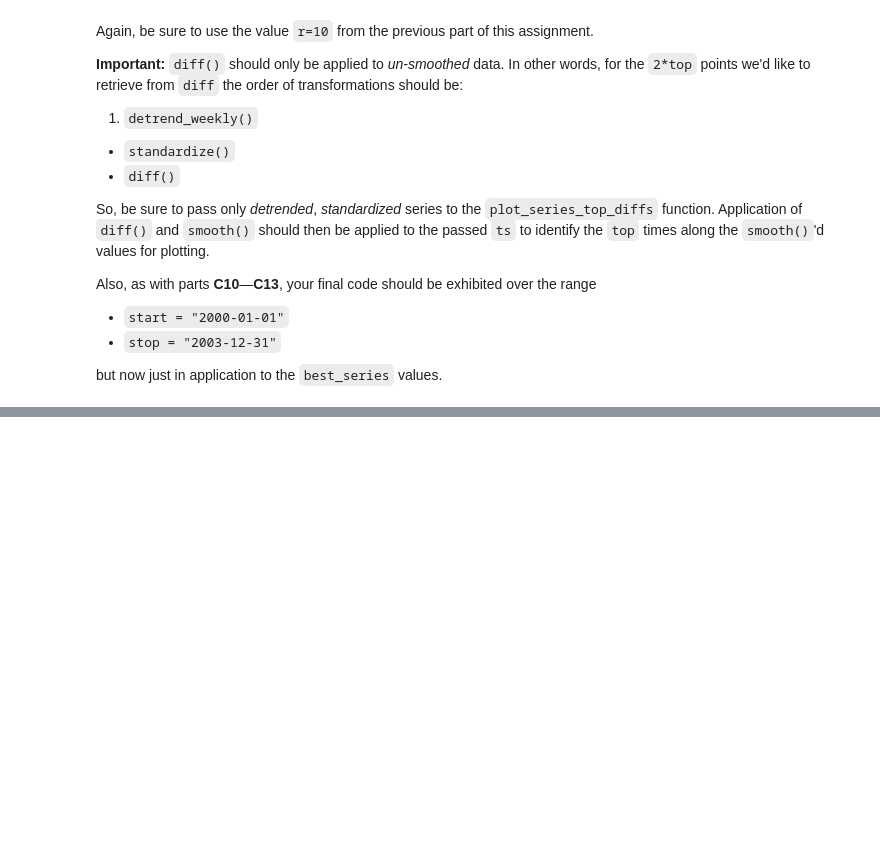
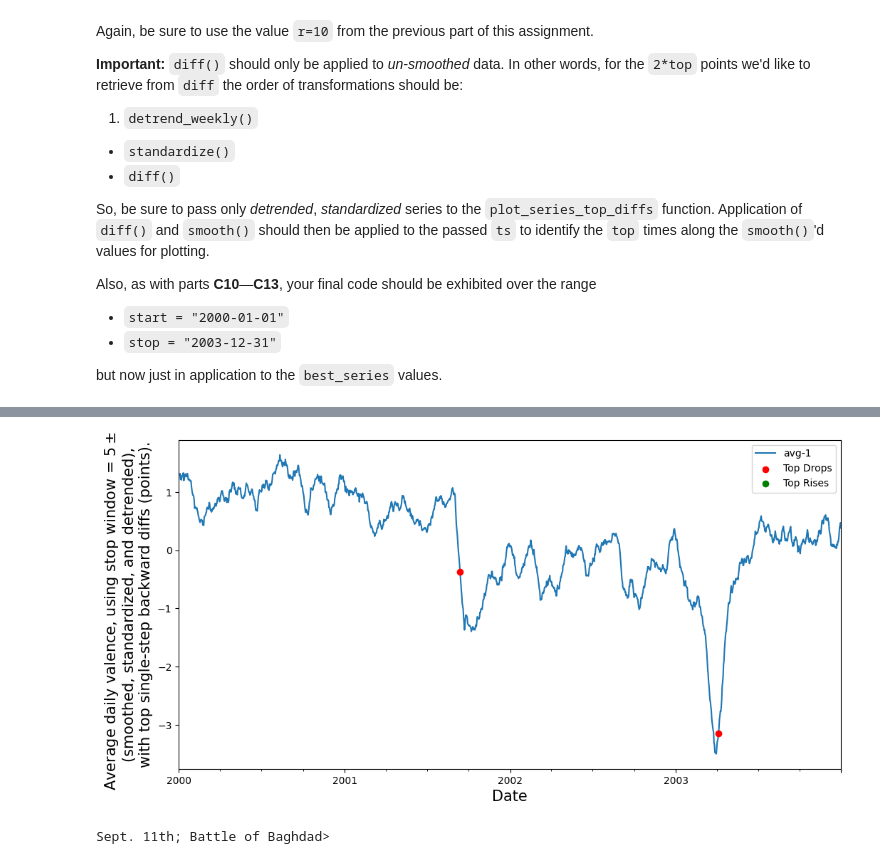
Before and after one commit to kahf10/DSCI-521-Group, a Jupyter notebook: Assignment2/module-A/A2-module-A.ipynb, the cells around one changed output, grey strips where cells are left out. Cells and saved outputs as stored; diff of their text form; code cells hidden in the pictures; blank space fills up the shorter version.

```diff
--- a/Assignment2/module-A/A2-module-A.ipynb
+++ b/Assignment2/module-A/A2-module-A.ipynb
@@ -206,7 +208,7 @@ def load_nyt(path_to_nyt, labMT):
 
     #--- Your code starts here
     # Load the nyt dataset
-    nyt = pd.read_csv(path_to_nyt, index_col=0) # Use first column as index
+    nyt = pd.read_csv(path_to_nyt)
 
     # Transpose the dataframe
     nyt = nyt.transpose()
@@ -743,7 +768,7 @@ def diff(ts):
 
     #--- Your code starts here
 
-
+    diffs = ts.diff().iloc[1:]  # Use .diff() and remove the first row (NaN)
 
     #--- Your code starts here
 
@@ -856,3 +880,39 @@ def plot_series_top_diffs(ts, start, stop, ylabel, top = 5, legend = True):
+# %%
+# A14:Function(8/10)
+
+def plot_series_top_diffs(ts, start, stop, ylabel, top = 5, legend = True):
+
+    #--- Your code starts here
+    # Apply smooth() with r = 10 to ts
+    smoothed_ts = smooth(ts, r=10)
+
+    # Apply diff() to detect sudden change (on un-smoothed data)
+    diffs = diff(ts)
+
+    # Identify the top 5 positive and negative changes
+    sorted_diffs = diffs.sort_values(by=ts.columns[0])
+    top_drops = sorted_diffs.head(top)
+    top_rises = sorted_diffs.tail(top)
+
+
+    # Plotting the smoothed series
+    fig, ax = plt.subplots(figsize = (12,6))
+    smoothed_ts[start:stop].plot(ax = ax, legend = legend)
+
+    # Plot top drops (most negative differences)
+    ax.scatter(top_drops.index, smoothed_ts.loc[top_drops.index], color = 'red', label = 'Top Drops', zorder = 5)
+
+    # Plot top rises (most positive differences)
+    ax.scatter(top_rises.index, smoothed_ts.loc[top_rises.index], color = 'green', label = 'Top Rises', zorder = 5)
+
+    #--- Your code stops here
+
+    plt.ylabel(ylabel, fontsize = 15)
+    plt.xlabel("Date", fontsize = 15)
+    if legend:
+        plt.legend()
+
+    return fig
 # %% [markdown]
 When this is complete, exhibit the function's output setting `top = 5`. Then, discuss the locations of these points below in the context of the potential events you identified in __C13__. Is the analysis all consistent?
 
@@ -862,12 +922,14 @@ For reference, your output should look like this:
 # %%
 # A14:SanityCheck
 
 fig = plot_series_top_diffs(standardize(detrend_weekly(stable_series)),
                             "2000-01-01", "2003-12-31",
-                            ("Average daily valence, using stop window = $5\pm 1$\n" +
+                            ("Average daily valence, using stop window = $5\\pm 1$\n" +
                              "(smoothed, standardized, and detrended),\n" +
                              "with top single-step backward diffs (points)."),
-                            top = 5)
+                            top=5)
+# %% [output]
+[figure, added]
 # %%
 # A14:Inline(2/10)
 
@@ -875,4 +937,6 @@ fig = plot_series_top_diffs(standardize(detrend_weekly(stable_series)),
 # that the timeseries outliers identified?
 
 # 'Bridge Collapse'; 'Inauguration'; 'July 4th'; 'Gun Control'; 'Sept. 11th'; or 'Battle of Baghdad'
-print("<Your Two Answers: Bridge Collapse; Inauguration; July 4th; Gun Control; Sept. 11th; or Battle of Baghdad>")
+print("Sept. 11th; Battle of Baghdad>")
+# %% [output]
+Sept. 11th; Battle of Baghdad>
```
Also changed, not shown: parts of 17 cells of this notebook, 4 other files.
